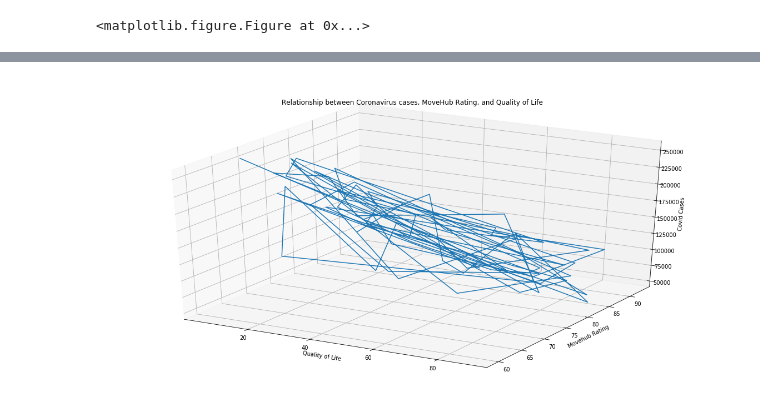
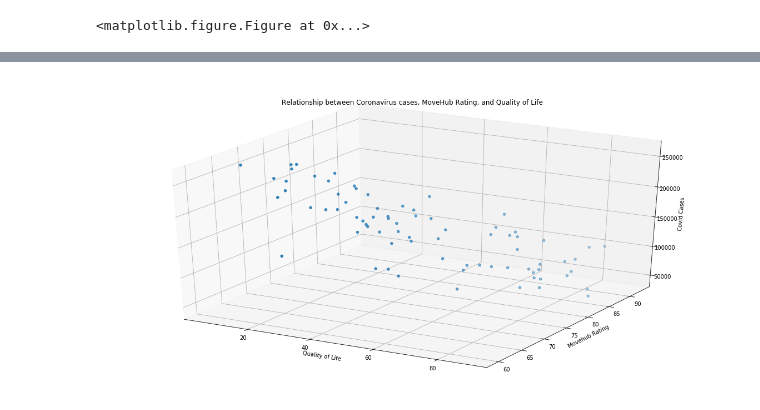
Before and after one commit to vinayakSharm/Datamining, a Jupyter notebook: VirusData.ipynb, the cells around one changed output, grey strips where cells are left out. Cells and saved outputs as stored; diff of their text form; code cells hidden in the pictures.

Commit message:
Converted MLR graphs to scatter

```diff
--- a/VirusData.ipynb
+++ b/VirusData.ipynb
@@ -787,12 +787,12 @@ Warnings:
 # %%
 from mpl_toolkits.mplot3d import Axes3D
 fig = plt.figure(figsize=(20,10))
-ax = ax = fig.gca(projection='3d')
-ax.plot(ql, mh, multi);
+ax = fig.gca(projection='3d')
+ax.scatter(ql, mh, multi);
 ax.set_xlabel("Quality of Life")
 ax.set_ylabel("Movehub Rating")
 ax.set_zlabel("Covid Cases")
 ax.set_title("Relationship between Coronavirus cases, MoveHub Rating, and Quality of Life")
 plt.show()
 # %% [output]
-[figure, old version]
+[figure, new version]
```
Also changed, not shown: parts of 6 cells of this notebook.
